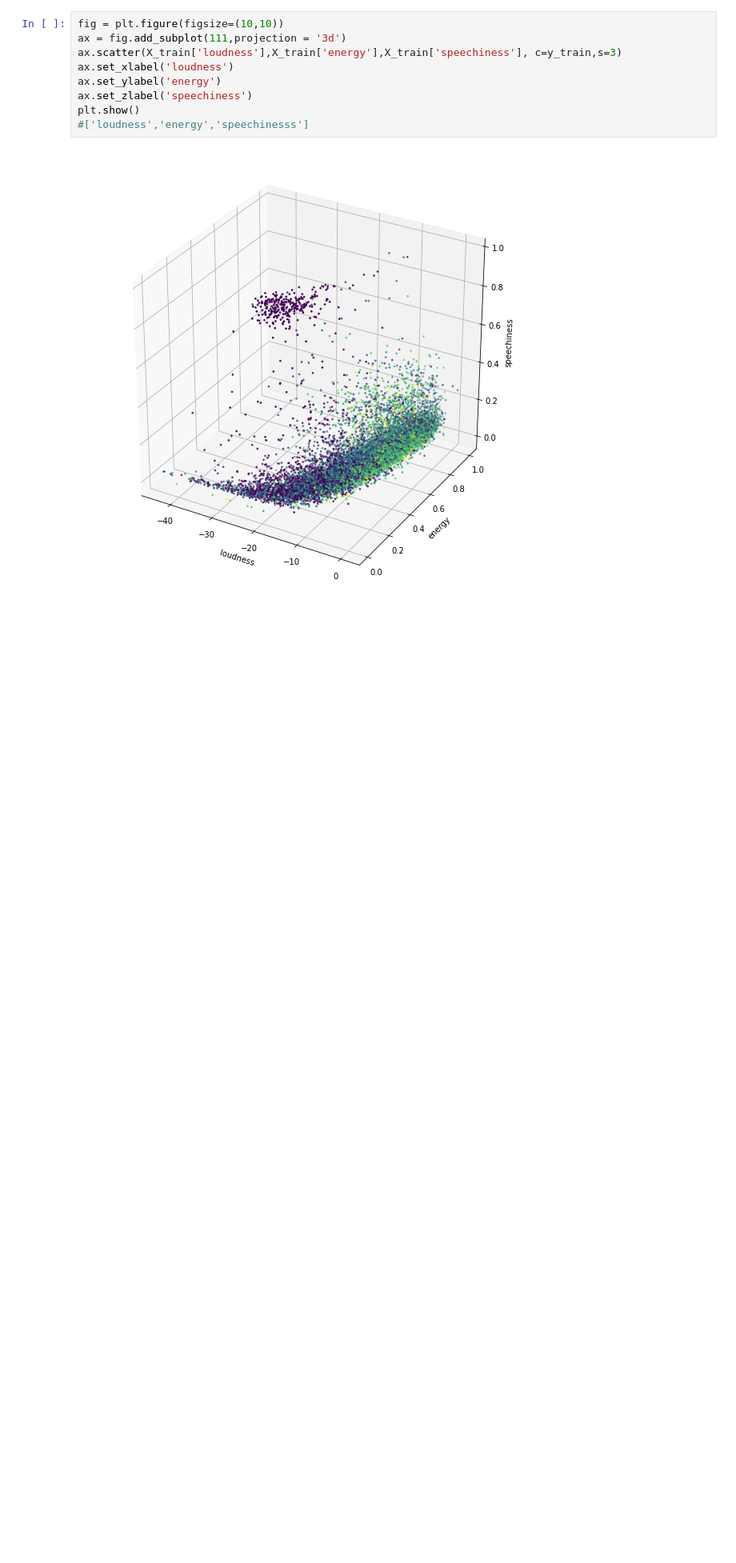
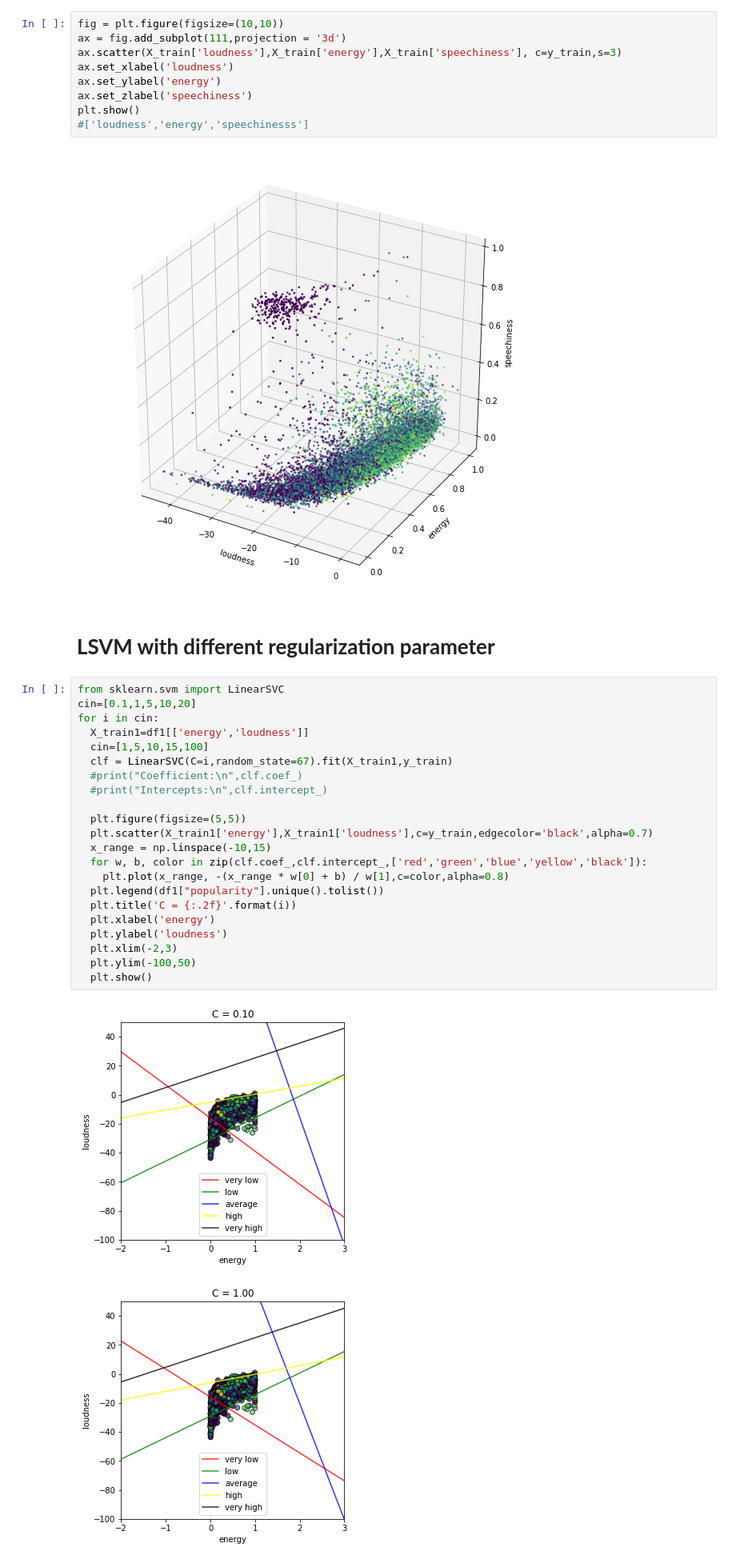
Before and after one commit to sumandutta8877/DATA-Analytics, a Jupyter notebook: DA_2021.ipynb, the cells around one changed output. Shown at 80% size. Drawn from its saved outputs; the diff is of its cells as text; blank space fills up the shorter version.

```diff
--- a/DA_2021.ipynb
+++ b/DA_2021.ipynb
@@ -79,3 +93,30 @@ plt.show()
 #['loudness','energy','speechinesss']
 # %% [output]
 [figure]
+# %% [markdown]
+# **LSVM with different regularization parameter**
+# %%
+from sklearn.svm import LinearSVC
+cin=[0.1,1,5,10,20]
+for i in cin:
+  X_train1=df1[['energy','loudness']]
+  cin=[1,5,10,15,100]
+  clf = LinearSVC(C=i,random_state=67).fit(X_train1,y_train)
+  #print("Coefficient:\n",clf.coef_)
+  #print("Intercepts:\n",clf.intercept_)
+
+  plt.figure(figsize=(5,5))
+  plt.scatter(X_train1['energy'],X_train1['loudness'],c=y_train,edgecolor='black',alpha=0.7)
+  x_range = np.linspace(-10,15)
+  for w, b, color in zip(clf.coef_,clf.intercept_,['red','green','blue','yellow','black']):
+    plt.plot(x_range, -(x_range * w[0] + b) / w[1],c=color,alpha=0.8)
+  plt.legend(df1["popularity"].unique().tolist())
+  plt.title('C = {:.2f}'.format(i))
+  plt.xlabel('energy')
+  plt.ylabel('loudness')
+  plt.xlim(-2,3)
+  plt.ylim(-100,50)
+  plt.show()
+# %% [output]
+[figure, added]
+[figure, added]
```
Also changed, not shown: parts of 5 cells of this notebook.
